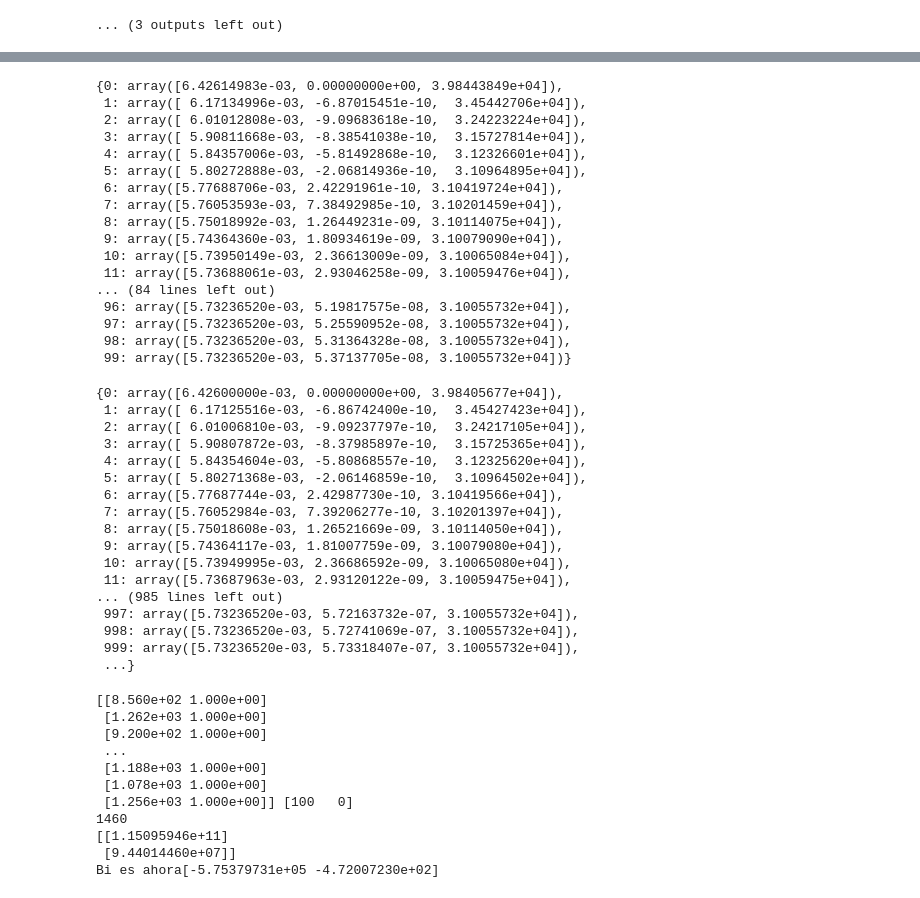
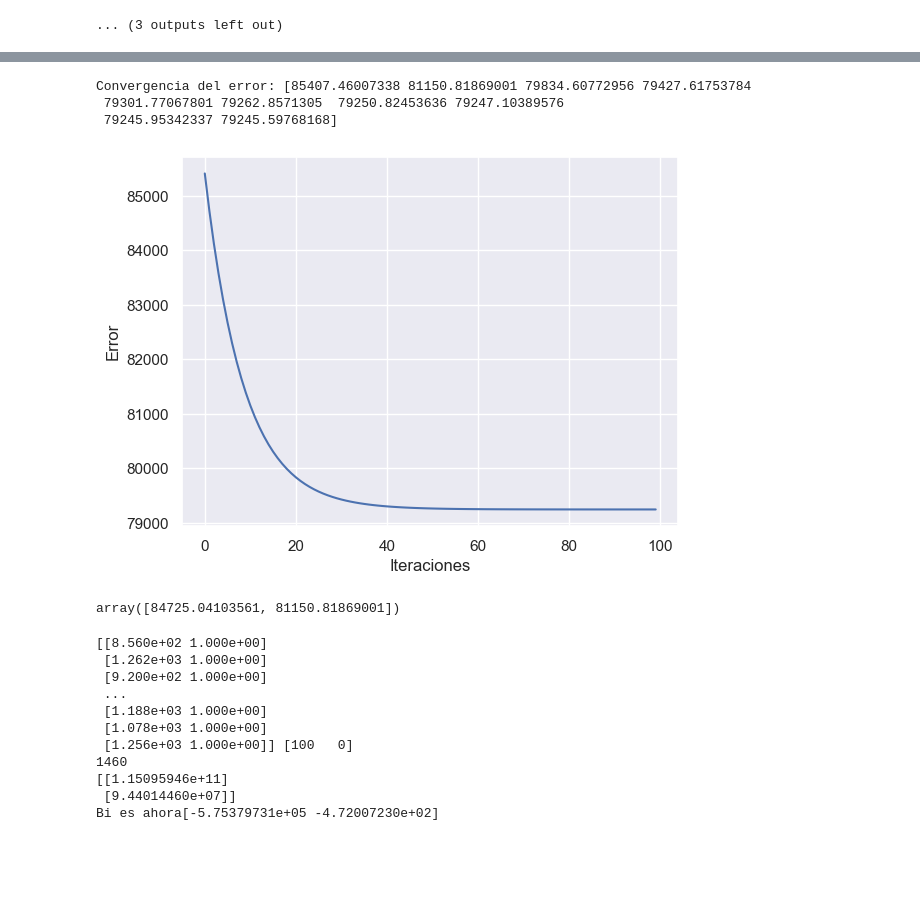
Before and after one commit to PoldanaGt/Proyecto, a Jupyter notebook: Proyecto1.ipynb, the cells around one changed output, grey strips where cells are left out. Saved outputs shown, nothing was run; the diff lists cells and outputs as text; code cells hidden in the pictures; blank space fills up the shorter version.

```diff
--- a/Proyecto1.ipynb
+++ b/Proyecto1.ipynb
@@ -224,0 +230,5 @@ def Plot_error(AE):
+# %%
+def Plot_error(AE):
+    plt.plot(AE)
+    plt.xlabel('Iteraciones')
+    plt.ylabel('Error')
@@ -225,43 +259,18 @@ def Plot_error(AE):
 # %%
-Training(dt['a'],dt['c'],100,10,0.000000000001)
+Training(df['a'],df['c'],100,10,0.000000000000001)
 # %% [output]
-{0: array([6.42614983e-03, 0.00000000e+00, 3.98443849e+04]),
- 1: array([ 6.17134996e-03, -6.87015451e-10,  3.45442706e+04]),
- 2: array([ 6.01012808e-03, -9.09683618e-10,  3.24223224e+04]),
- 3: array([ 5.90811668e-03, -8.38541038e-10,  3.15727814e+04]),
- 4: array([ 5.84357006e-03, -5.81492868e-10,  3.12326601e+04]),
- 5: array([ 5.80272888e-03, -2.06814936e-10,  3.10964895e+04]),
- 6: array([5.77688706e-03, 2.42291961e-10, 3.10419724e+04]),
- 7: array([5.76053593e-03, 7.38492985e-10, 3.10201459e+04]),
- 8: array([5.75018992e-03, 1.26449231e-09, 3.10114075e+04]),
- 9: array([5.74364360e-03, 1.80934619e-09, 3.10079090e+04]),
- 10: array([5.73950149e-03, 2.36613009e-09, 3.10065084e+04]),
- 11: array([5.73688061e-03, 2.93046258e-09, 3.10059476e+04]),
-... (84 lines left out)
- 96: array([5.73236520e-03, 5.19817575e-08, 3.10055732e+04]),
- 97: array([5.73236520e-03, 5.25590952e-08, 3.10055732e+04]),
- 98: array([5.73236520e-03, 5.31364328e-08, 3.10055732e+04]),
- 99: array([5.73236520e-03, 5.37137705e-08, 3.10055732e+04])}
+Convergencia del error: [85407.46007338 81150.81869001 79834.60772956 79427.61753784
+ 79301.77067801 79262.8571305  79250.82453636 79247.10389576
+ 79245.95342337 79245.59768168]
-# %%
-Model
-# %% [output]
-{0: array([6.42600000e-03, 0.00000000e+00, 3.98405677e+04]),
- 1: array([ 6.17125516e-03, -6.86742400e-10,  3.45427423e+04]),
- 2: array([ 6.01006810e-03, -9.09237797e-10,  3.24217105e+04]),
- 3: array([ 5.90807872e-03, -8.37985897e-10,  3.15725365e+04]),
- 4: array([ 5.84354604e-03, -5.80868557e-10,  3.12325620e+04]),
- 5: array([ 5.80271368e-03, -2.06146859e-10,  3.10964502e+04]),
- 6: array([5.77687744e-03, 2.42987730e-10, 3.10419566e+04]),
- 7: array([5.76052984e-03, 7.39206277e-10, 3.10201397e+04]),
- 8: array([5.75018608e-03, 1.26521669e-09, 3.10114050e+04]),
- 9: array([5.74364117e-03, 1.81007759e-09, 3.10079080e+04]),
- 10: array([5.73949995e-03, 2.36686592e-09, 3.10065080e+04]),
- 11: array([5.73687963e-03, 2.93120122e-09, 3.10059475e+04]),
-... (985 lines left out)
- 997: array([5.73236520e-03, 5.72163732e-07, 3.10055732e+04]),
- 998: array([5.73236520e-03, 5.72741069e-07, 3.10055732e+04]),
- 999: array([5.73236520e-03, 5.73318407e-07, 3.10055732e+04]),
- ...}
+# %%
+Plot_error(Ei)
+# %% [output]
+[figure, added]
+# %%
+x=[1,10]
+Ei[x]
+# %% [output]
+array([84725.04103561, 81150.81869001])
 # %%
 x=np.array(df['c'])
 x=np.array(x)
```
Also changed, not shown: parts of 8 cells of this notebook.
